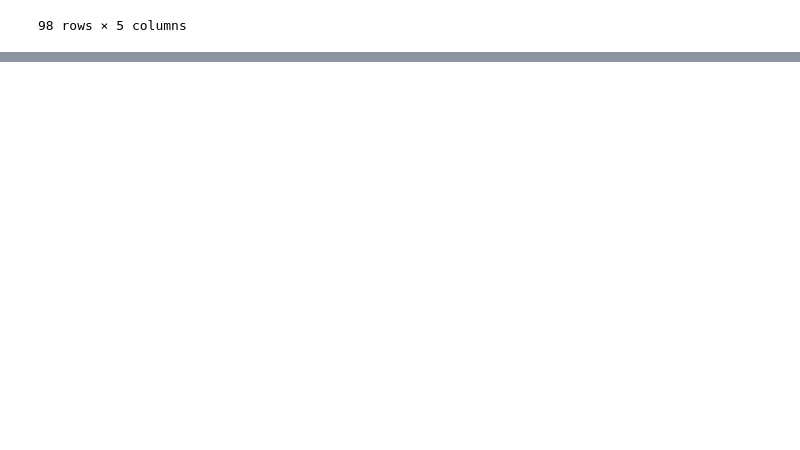
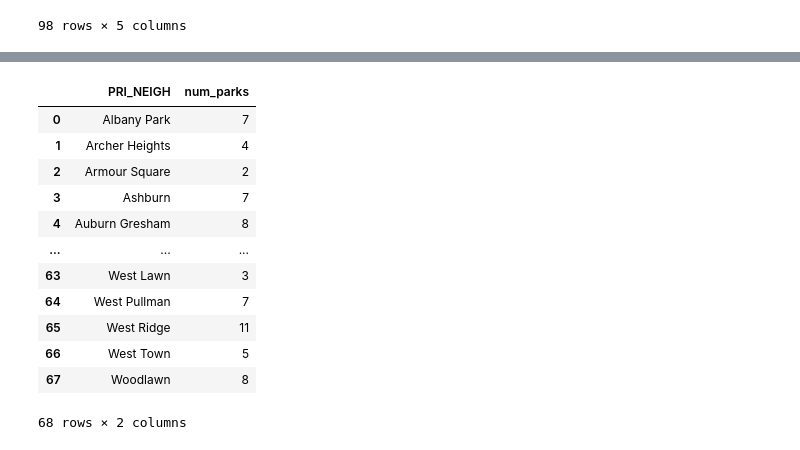
Before and after one commit to meganwood4/is477_megan_rachel, a Jupyter notebook: final_project.ipynb, the cells around one changed output, grey strips where cells are left out. Saved outputs shown, nothing was run; the diff lists cells and outputs as text; code cells hidden in the pictures; blank space fills up the shorter version.

```diff
--- a/final_project.ipynb
+++ b/final_project.ipynb
@@ -187,0 +325,16 @@ df_neighborhoods
+# %%
+parks_per_neighborhood
+# %% [output]
+|  | PRI_NEIGH | num_parks |
+| 0 | Albany Park | 7 |
+| 1 | Archer Heights | 4 |
+| 2 | Armour Square | 2 |
+| 3 | Ashburn | 7 |
+| 4 | Auburn Gresham | 8 |
+| ... | ... | ... |
+| 63 | West Lawn | 3 |
+| 64 | West Pullman | 7 |
+| 65 | West Ridge | 11 |
+| 66 | West Town | 5 |
+| 67 | Woodlawn | 8 |
+68 rows × 2 columns
```
Also changed, not shown: parts of 24 cells of this notebook.
